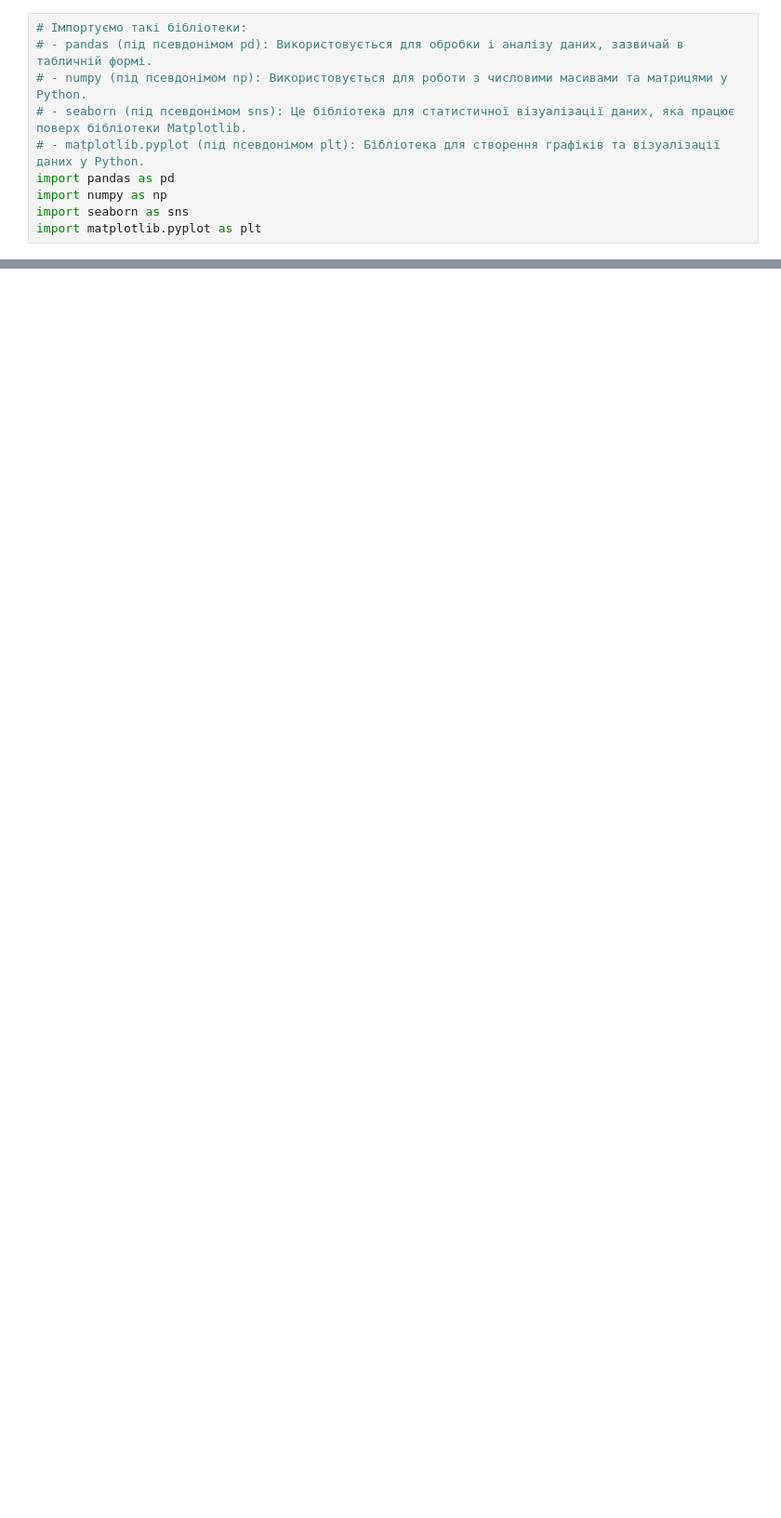
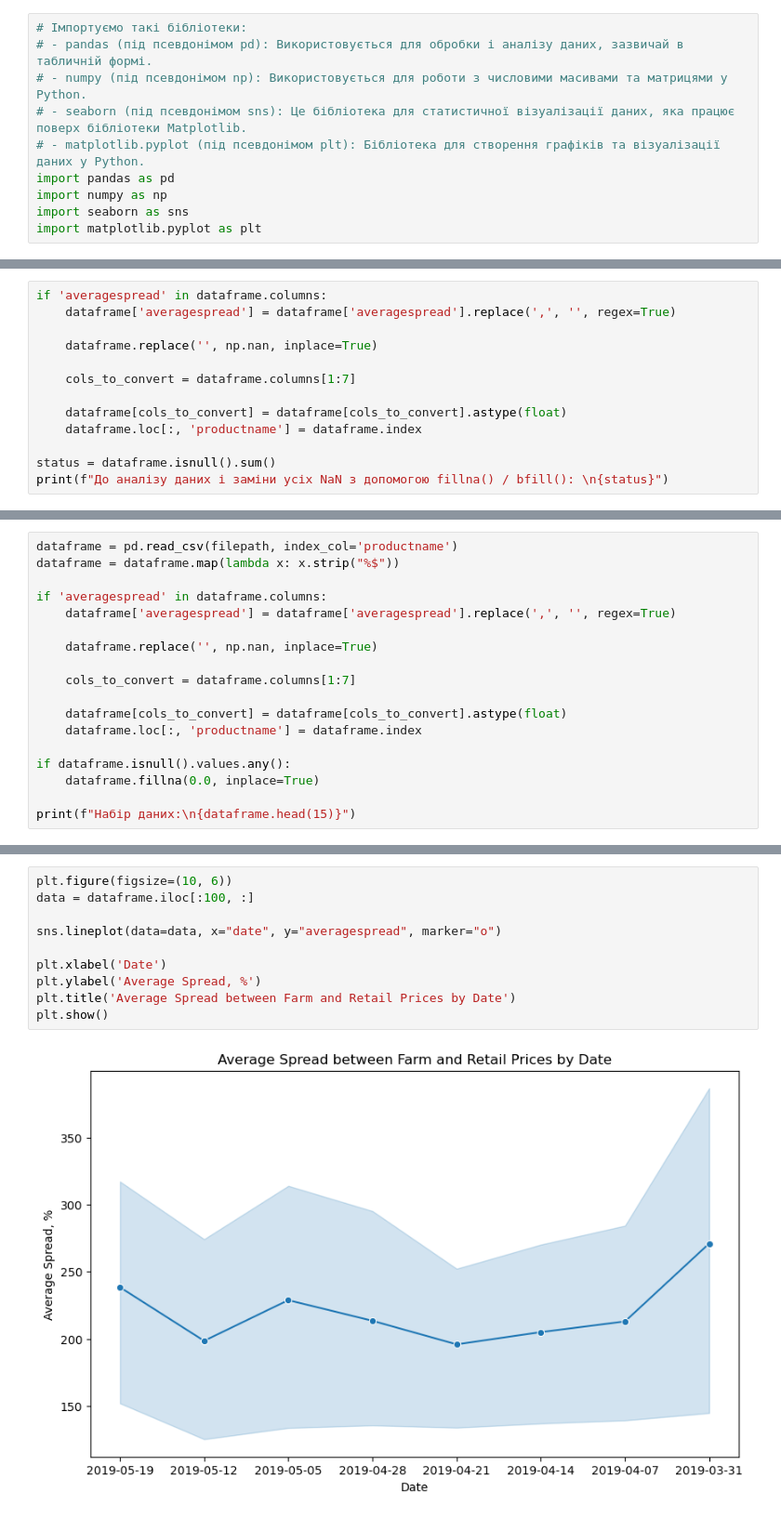
Before and after one commit to Soff4/course-work-products, a Jupyter notebook: main.ipynb, the cells around one changed output, grey strips where cells are left out. Shown at 93% size. Saved outputs shown, nothing was run; the diff lists cells and outputs as text; blank space fills up the shorter version.

```diff
--- a/main.ipynb
+++ b/main.ipynb
@@ -891,0 +643,13 @@ class ProductAnalyze:
+# %%
+if 'averagespread' in dataframe.columns:
+    dataframe['averagespread'] = dataframe['averagespread'].replace(',', '', regex=True)
+
+    dataframe.replace('', np.nan, inplace=True)
+
+    cols_to_convert = dataframe.columns[1:7]
+
+    dataframe[cols_to_convert] = dataframe[cols_to_convert].astype(float)
+    dataframe.loc[:, 'productname'] = dataframe.index
+
+status = dataframe.isnull().sum()
+print(f"До аналізу даних і заміни усіх NaN з допомогою fillna() / bfill(): \n{status}")
@@ -903,3 +695,21 @@ class ProductAnalyze:
         <b>Виконання:</b>
     </span>
 </div>
+# %%
+dataframe = pd.read_csv(filepath, index_col='productname')
+dataframe = dataframe.map(lambda x: x.strip("%$"))
+
+if 'averagespread' in dataframe.columns:
+    dataframe['averagespread'] = dataframe['averagespread'].replace(',', '', regex=True)
+
+    dataframe.replace('', np.nan, inplace=True)
+
+    cols_to_convert = dataframe.columns[1:7]
+
+    dataframe[cols_to_convert] = dataframe[cols_to_convert].astype(float)
+    dataframe.loc[:, 'productname'] = dataframe.index
+
+if dataframe.isnull().values.any():
+    dataframe.fillna(0.0, inplace=True)
+
+print(f"Набір даних:\n{dataframe.head(15)}")
@@ -931,3 +875,15 @@ class ProductAnalyze:
         <b>Виконання:</b>
     </span>
 </div>
+# %%
+plt.figure(figsize=(10, 6))
+data = dataframe.iloc[:100, :]
+
+sns.lineplot(data=data, x="date", y="averagespread", marker="o")
+
+plt.xlabel('Date')
+plt.ylabel('Average Spread, %')
+plt.title('Average Spread between Farm and Retail Prices by Date')
+plt.show()
+# %% [output]
+[figure, added]
```
Also changed, not shown: parts of 30 cells of this notebook, 1 other file.
